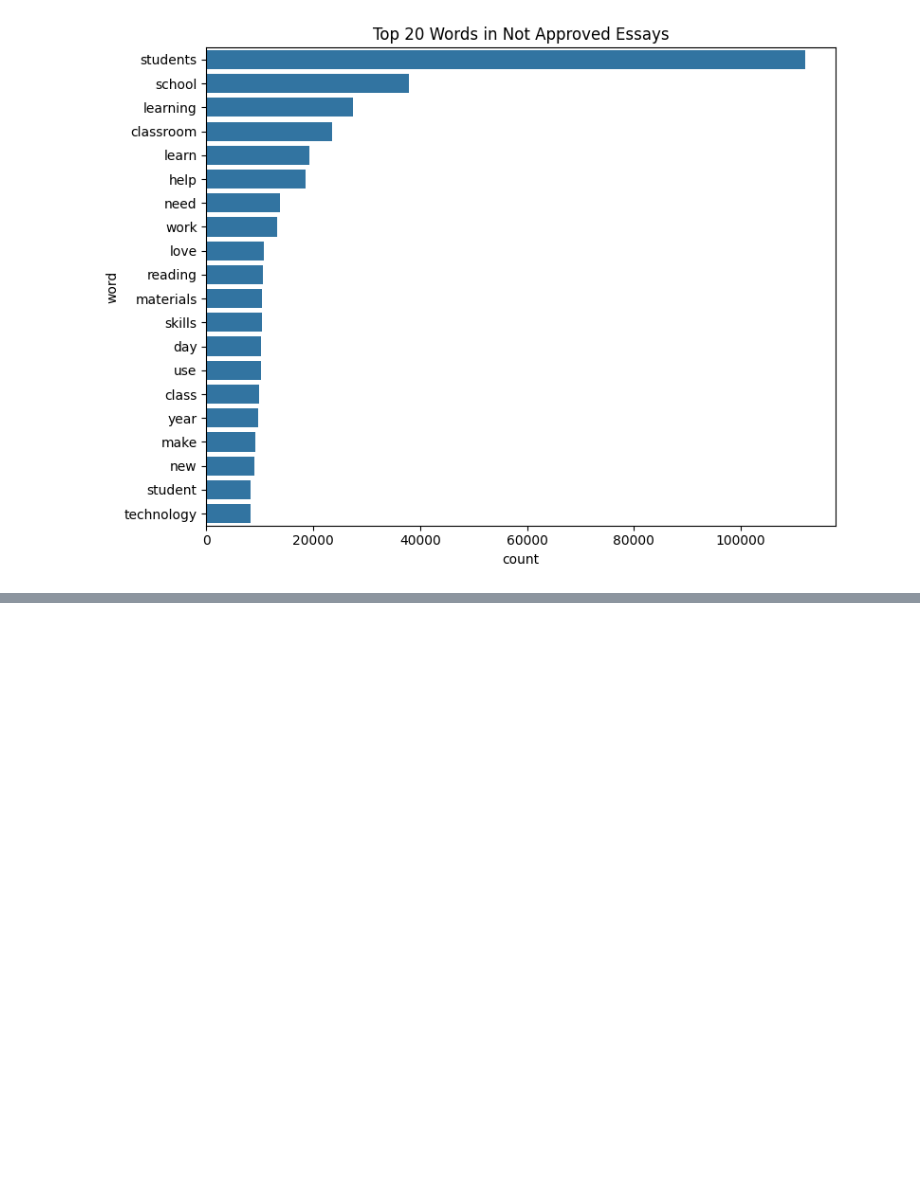
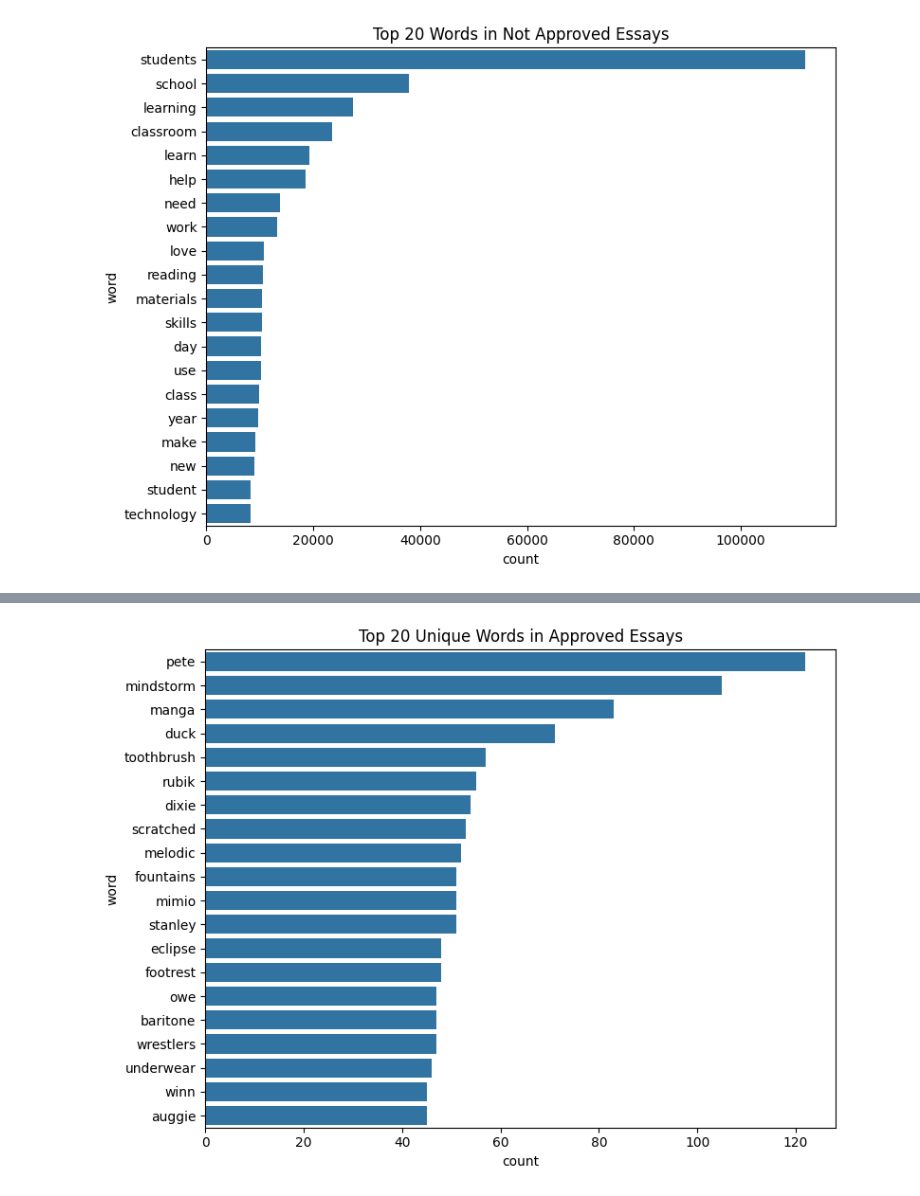
Before and after one commit to Devipriya771/DonorChoose_PortfolioProject, a Jupyter notebook: Donor_Choose_EDA.ipynb, the cells around one changed output, grey strips where cells are left out. Cells and saved outputs as stored; diff of their text form; code cells hidden in the pictures; blank space fills up the shorter version.

```diff
--- a/Donor_Choose_EDA.ipynb
+++ b/Donor_Choose_EDA.ipynb
@@ -51,7 +51,7 @@ import pandas as pd
 import numpy as np
 import matplotlib.pyplot as plt
 import seaborn as sns
-df=pd.read_csv(r"/home/devipriya/Ammu/Scaler_project/Donor_choose/train_data.csv")
+df=pd.read_csv(r"/home/devipriya/Ammu/Scaler_project/DonorChooseFiles/train_data.csv")
 df.head()
 # %% [output]
 |  | Unnamed: 0 | id | teacher_id | teacher_prefix | school_state | project_submitted_datetime | ... |
@@ -1208,0 +1192,18 @@ df.head()
+# %%
+unique_approved_words = set(approved_tokens) - set(not_approved_tokens)
+
+
+unique_approved_word_counts = {word: count for word, count in approved_word_counts.items() if word in unique_approved_words}
+
+unique_approved_word_df = pd.DataFrame(
+    unique_approved_word_counts.items(), columns=['word', 'count']
+).sort_values(by='count', ascending=False).head(20)
+
+
+plt.figure(figsize=(8, 6))
+sns.barplot(data=unique_approved_word_df, x='count', y='word')
+plt.title('Top 20 Unique Words in Approved Essays')
+plt.tight_layout()
+plt.show()
+# %% [output]
+[figure, added]
```
Also changed, not shown: parts of 16 cells of this notebook.
